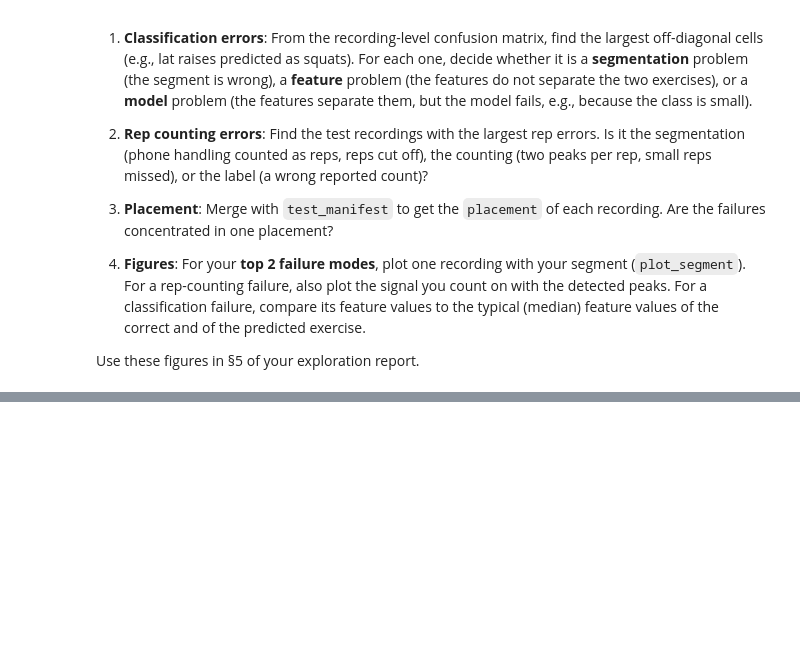
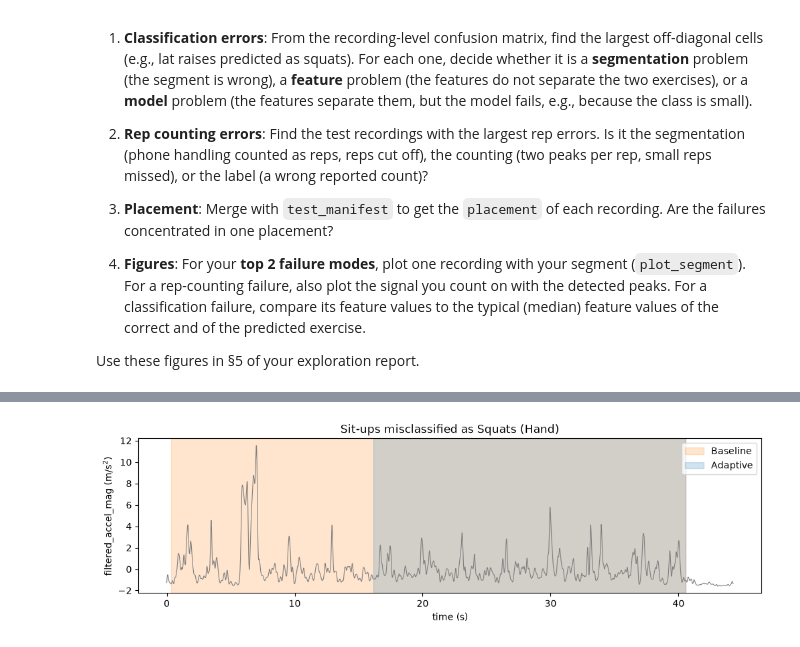
Before and after one commit to ajiang05/CS328A3, a Jupyter notebook: A3_exercise_recognition.ipynb, the cells around one changed output, grey strips where cells are left out. Cells and saved outputs as stored; diff of their text form; code cells hidden in the pictures; blank space fills up the shorter version.

```diff
--- a/A3_exercise_recognition.ipynb
+++ b/A3_exercise_recognition.ipynb
@@ -1639,3 +1640,22 @@ Use these figures in §5 of your exploration report.
 # Compare: train_frames.groupby('exercise')[FEATURES].median() vs the feature values of the failing recording
 
 ########################### TODO ##########################
+
+# Find incorrectly classified recordings
+errors = rf_recordings[rf_recordings['true'] != rf_recordings['predicted']].copy()
+
+# Add phone placement information
+errors = errors.merge(
+    test_manifest[['path', 'placement']],
+    left_on='recording',
+    right_on='path',
+    how='left'
+)
+
+# Count the most common classification mistakes
+confusions = (
+    errors.groupby(['true', 'predicted']).size().reset_index(name='count').sort_values('count', ascending=False)
+)
+
+print("Most common classification mistakes:")
+print(confusions.head(10).to_string(index=False))
@@ -1641,0 +1680,60 @@ Use these figures in §5 of your exploration report.
+# %%
+# Find specific examples of sit-ups misclassified as squats
+situp_errors = errors[
+    (errors['true'] == 'Sit-ups') &
+    (errors['predicted'] == 'Squats')
+]
+
+print("\nSit-ups misclassified as Squats:")
+print(situp_errors[['recording', 'placement']].to_string(index=False))
+
+# Examine one sit-up recording misclassified as squats
+path = 'data/sit_ups/003_2026-10-04_22-41-32.csv'
+
+data, sample_rate = prepare_recording(path)
+
+# Compare the baseline and adaptive segments
+baseline = baseline_segment(data, sample_rate)
+adaptive = find_exercise_segment(data, sample_rate)
+
+print("Recording duration:", round(data['time'].iloc[-1], 2), "s")
+print("Baseline segment:", tuple(round(x, 2) for x in baseline))
+print("Adaptive segment:", tuple(round(x, 2) for x in adaptive))
+
+# Visualize both methods
+plot_segment(
+    data,
+    {
+        'Baseline': baseline,
+        'Adaptive': adaptive
+    },
+    title='Sit-ups misclassified as Squats (Hand)'
+)
+
+# Compare predictions using different segmentations
+path = 'data/sit_ups/003_2026-10-04_22-41-32.csv'
+
+one_recording = test_manifest[
+    test_manifest['path'] == path
+]
+
+for name, segment_fn in [
+    ('Adaptive', find_exercise_segment),
+    ('Baseline', baseline_segment),
+    ('No segmentation', no_segment)
+]:
+    frames = build_feature_frames(
+        one_recording,
+        6,
+        segment_fn,
+        add_my_features
+    )
+
+    predictions = rf_best.predict(frames[FEATURES])
+
+    print(name)
+    print("Window predictions:", list(predictions))
+    print("Recording prediction:",
+          pd.Series(predictions).value_counts().idxmax())
+    print()
+# %% [output]
@@ -1641,0 +1752 @@ Use these figures in §5 of your exploration report.
+[figure, added]
```
Also changed, not shown: parts of 4 cells of this notebook.
